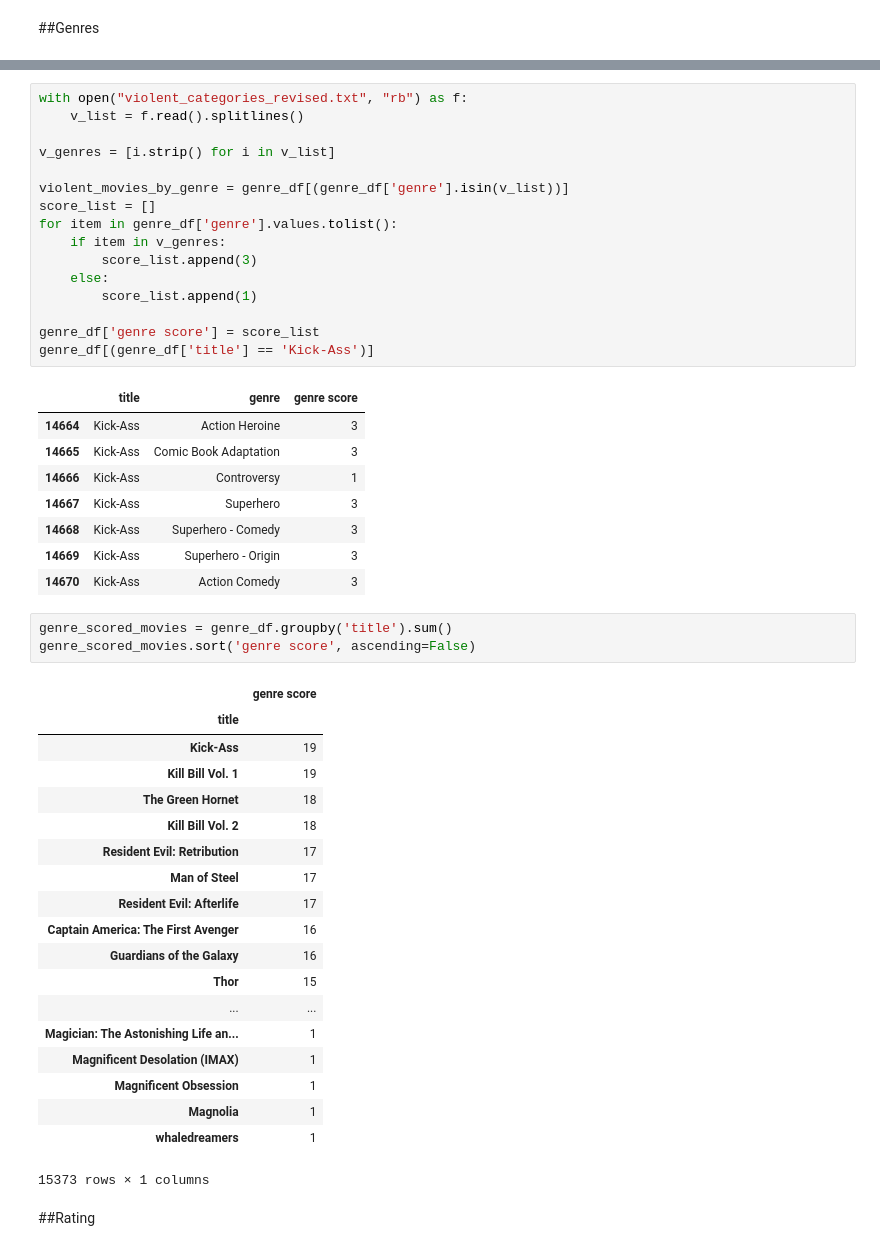
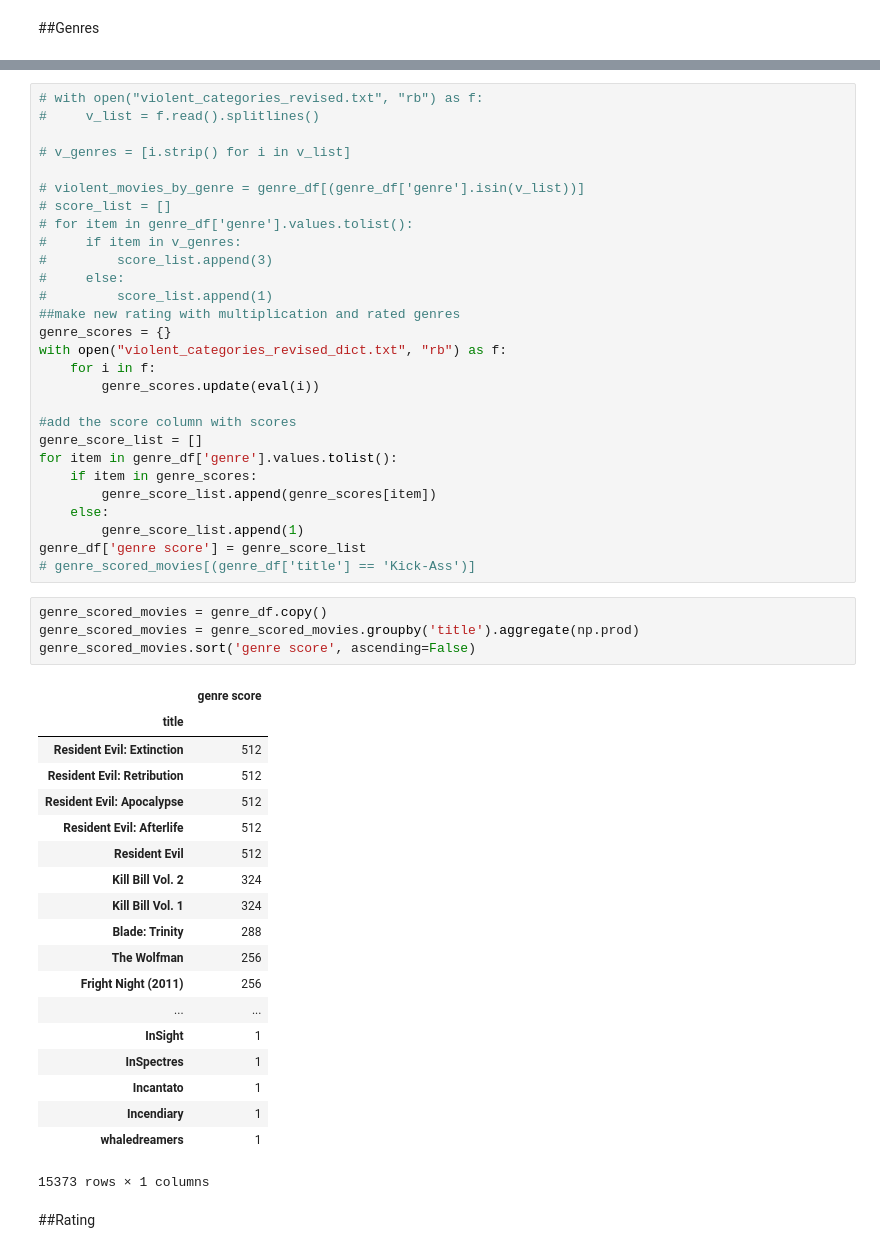
Before and after one commit to potatochip/movie_data_scraping, a Jupyter notebook: Violence_index.ipynb, the cells around one changed output, grey strips where cells are left out. Drawn from its saved outputs; the diff is of its cells as text.

```diff
--- a/Violence_index.ipynb
+++ b/Violence_index.ipynb
@@ -34,49 +55,53 @@ genre_df.columns = ['title', 'genre']
 # %%
-with open("violent_categories_revised.txt", "rb") as f:
-    v_list = f.read().splitlines()
+# with open("violent_categories_revised.txt", "rb") as f:
+#     v_list = f.read().splitlines()
 
-v_genres = [i.strip() for i in v_list]
+# v_genres = [i.strip() for i in v_list]
 
-violent_movies_by_genre = genre_df[(genre_df['genre'].isin(v_list))]
-score_list = []
+# violent_movies_by_genre = genre_df[(genre_df['genre'].isin(v_list))]
+# score_list = []
+# for item in genre_df['genre'].values.tolist():
+#     if item in v_genres:
+#         score_list.append(3)
+#     else:
+#         score_list.append(1)
+##make new rating with multiplication and rated genres
+genre_scores = {}
+with open("violent_categories_revised_dict.txt", "rb") as f:
+    for i in f:
+        genre_scores.update(eval(i))
+
+#add the score column with scores
+genre_score_list = []
 for item in genre_df['genre'].values.tolist():
-    if item in v_genres:
-        score_list.append(3)
+    if item in genre_scores:
+        genre_score_list.append(genre_scores[item])
     else:
-        score_list.append(1)
-
-genre_df['genre score'] = score_list
-genre_df[(genre_df['title'] == 'Kick-Ass')]
+        genre_score_list.append(1)
+genre_df['genre score'] = genre_score_list
+# genre_scored_movies[(genre_df['title'] == 'Kick-Ass')]
-# %% [output]
-|  | title | genre | genre score |
-| 14664 | Kick-Ass | Action Heroine | 3 |
-| 14665 | Kick-Ass | Comic Book Adaptation | 3 |
-| 14666 | Kick-Ass | Controversy | 1 |
-| 14667 | Kick-Ass | Superhero | 3 |
-| 14668 | Kick-Ass | Superhero - Comedy | 3 |
-| 14669 | Kick-Ass | Superhero - Origin | 3 |
-| 14670 | Kick-Ass | Action Comedy | 3 |
 # %%
-genre_scored_movies = genre_df.groupby('title').sum()
+genre_scored_movies = genre_df.copy()
+genre_scored_movies = genre_scored_movies.groupby('title').aggregate(np.prod)
 genre_scored_movies.sort('genre score', ascending=False)
 # %% [output]
 |  | genre score |
 | title |  |
-| Kick-Ass | 19 |
-| Kill Bill Vol. 1 | 19 |
-| The Green Hornet | 18 |
-| Kill Bill Vol. 2 | 18 |
-| Resident Evil: Retribution | 17 |
-| Man of Steel | 17 |
-| Resident Evil: Afterlife | 17 |
-| Captain America: The First Avenger | 16 |
-| Guardians of the Galaxy | 16 |
-| Thor | 15 |
+| Resident Evil: Extinction | 512 |
+| Resident Evil: Retribution | 512 |
+| Resident Evil: Apocalypse | 512 |
+| Resident Evil: Afterlife | 512 |
+| Resident Evil | 512 |
+| Kill Bill Vol. 2 | 324 |
+| Kill Bill Vol. 1 | 324 |
+| Blade: Trinity | 288 |
+| The Wolfman | 256 |
+| Fright Night (2011) | 256 |
 | ... | ... |
-| Magician: The Astonishing Life an... | 1 |
-| Magnificent Desolation (IMAX) | 1 |
-| Magnificent Obsession | 1 |
-| Magnolia | 1 |
+| InSight | 1 |
+| InSpectres | 1 |
+| Incantato | 1 |
+| Incendiary | 1 |
 | whaledreamers | 1 |
 15373 rows × 1 columns
 # %% [markdown]
```
Also changed, not shown: parts of 25 cells of this notebook, 3 other files.
